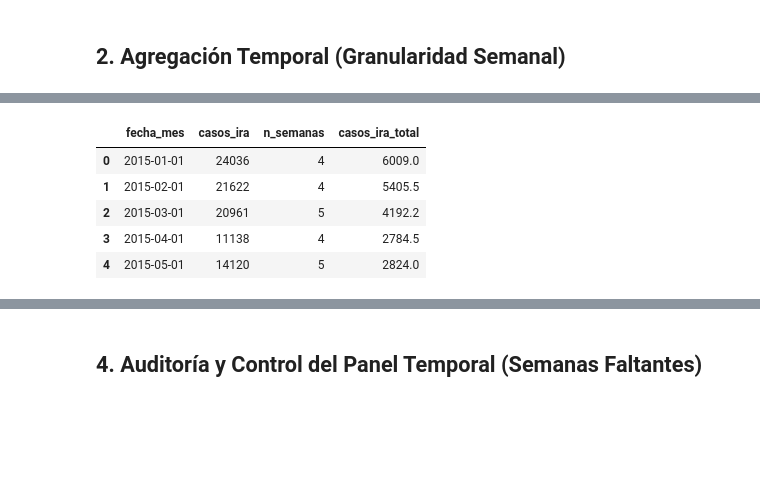
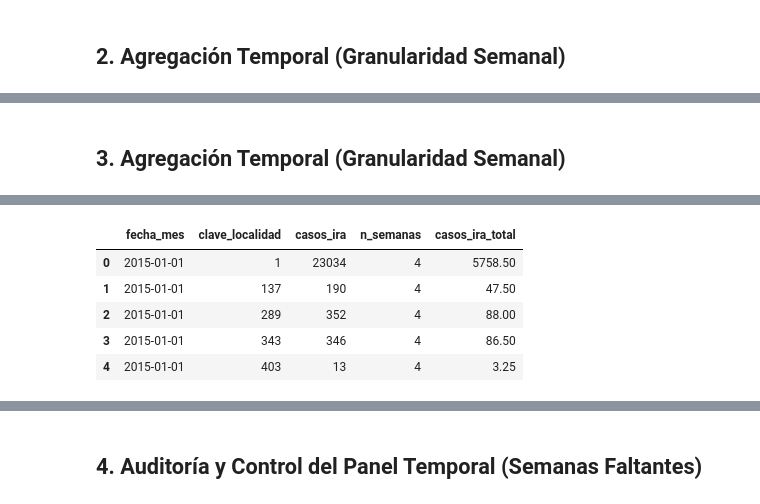
Before and after one commit to mdc-feature-engineering/sonora-health-climate-eda, a Jupyter notebook: notebooks/02_procesamiento/2.5-procesamiento-salud-ira.ipynb, the cells around one changed output, grey strips where cells are left out. Drawn from its saved outputs; the diff is of its cells as text; code cells hidden in the pictures; blank space fills up the shorter version.

```diff
--- a/notebooks/02_procesamiento/2.5-procesamiento-salud-ira.ipynb
+++ b/notebooks/02_procesamiento/2.5-procesamiento-salud-ira.ipynb
@@ -130,4 +143,6 @@ df_semanal.head()
+# %% [markdown]
+## 3. Agregación Temporal (Granularidad Semanal)
 # %%
-df_mensual = health_ira_monthly()
-df_mensual.head()
+df_mensual_localidad = health_ira_monthly(location=True)
+df_mensual_localidad.head()
 # %% [output]
@@ -135,6 +150,6 @@ df_mensual.head()
-|  | fecha_mes | casos_ira | n_semanas | casos_ira_total |
-| 0 | 2015-01-01 | 24036 | 4 | 6009.0 |
-| 1 | 2015-02-01 | 21622 | 4 | 5405.5 |
-| 2 | 2015-03-01 | 20961 | 5 | 4192.2 |
-| 3 | 2015-04-01 | 11138 | 4 | 2784.5 |
-| 4 | 2015-05-01 | 14120 | 5 | 2824.0 |
+|  | fecha_mes | clave_localidad | casos_ira | n_semanas | casos_ira_total |
+| 0 | 2015-01-01 | 1 | 23034 | 4 | 5758.50 |
+| 1 | 2015-01-01 | 137 | 190 | 4 | 47.50 |
+| 2 | 2015-01-01 | 289 | 352 | 4 | 88.00 |
+| 3 | 2015-01-01 | 343 | 346 | 4 | 86.50 |
+| 4 | 2015-01-01 | 403 | 13 | 4 | 3.25 |
```
Also changed, not shown: parts of 10 cells of this notebook.
